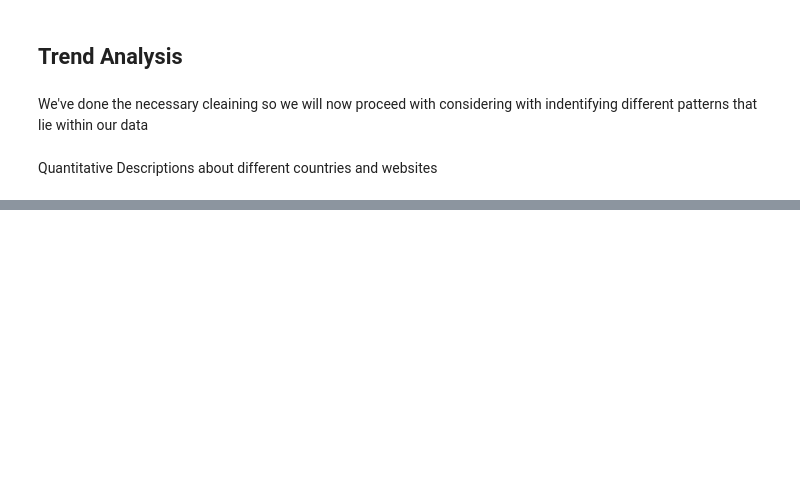
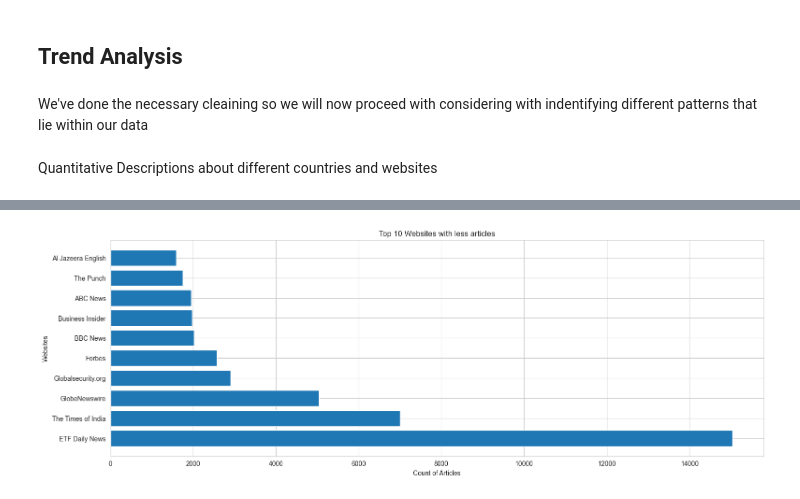
Before and after one commit to AlazarG19/global_news_correlation_10ac_week0, a Jupyter notebook: notebooks/EDA/parse_news_data.ipynb, the cells around one changed output, grey strips where cells are left out. Drawn from its saved outputs; the diff is of its cells as text; code cells hidden in the pictures; blank space fills up the shorter version.

```diff
--- a/notebooks/EDA/parse_news_data.ipynb
+++ b/notebooks/EDA/parse_news_data.ipynb
@@ -273,0 +346,5 @@ Quantitative Descriptions about different countries and websites
+# %%
+# Websites thtat have the least count of news articles
+utils.barchart_with_grouping(df=rating,x_axis="source_name",y_axis="article_id", title = "Top 10 Websites with less articles",  x_label = "Websites", y_label= "Count of Articles",ascending=False ,orientation="horizontal")
+# %% [output]
+[figure, added]
```
Also changed, not shown: parts of 63 cells of this notebook, 2 other files.
